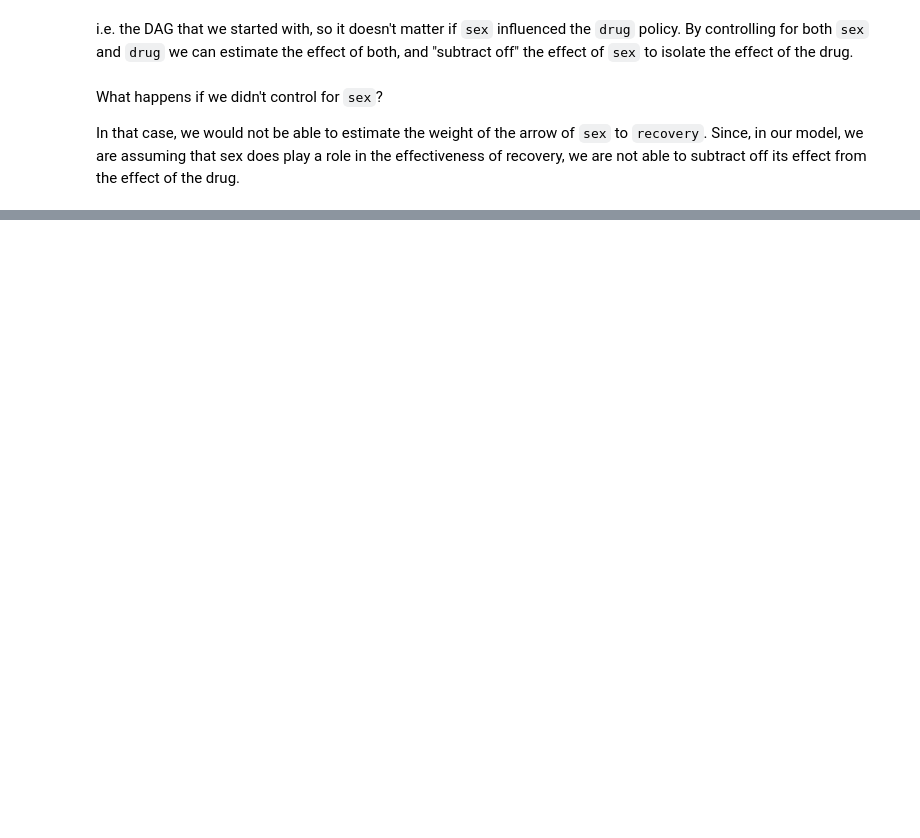
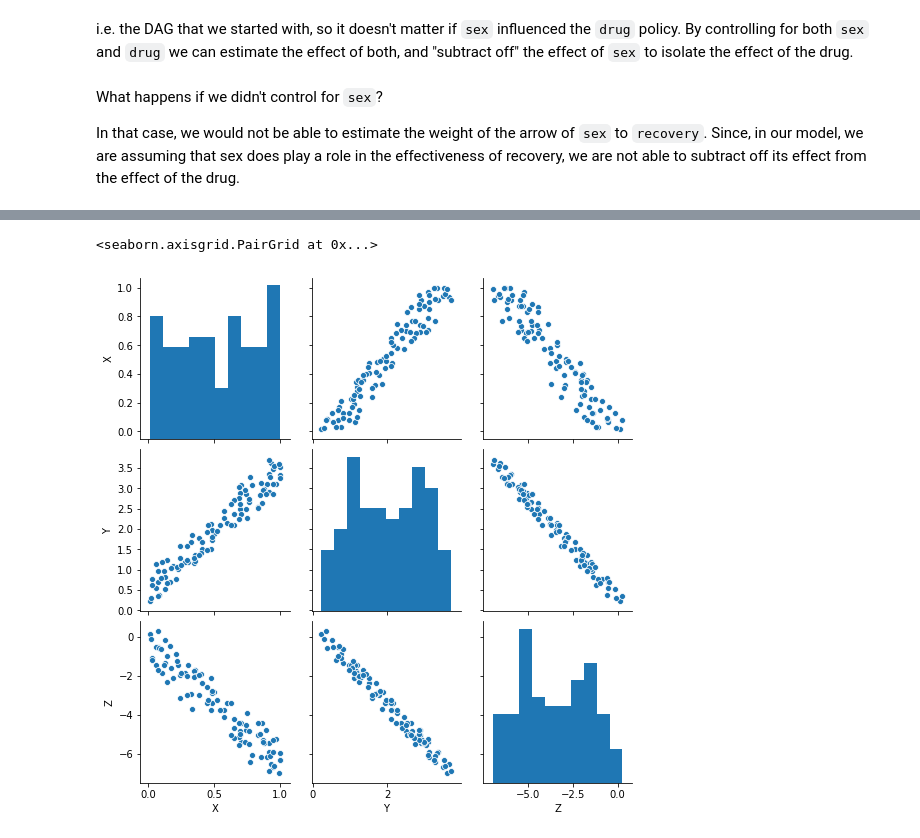
Before and after one commit to kiwidamien/causal, a Jupyter notebook: simpson/chapter1.ipynb, the cells around one changed output, grey strips where cells are left out. Drawn from its saved outputs; the diff is of its cells as text; code cells hidden in the pictures; blank space fills up the shorter version.

```diff
--- a/simpson/chapter1.ipynb
+++ b/simpson/chapter1.ipynb
@@ -260,0 +279,11 @@ In that case, we would not be able to estimate the weight of the arrow of `sex`
+# %%
+X = np.random.random(100)
+# Since X --> Y, Y can depend on X directly (but not Z)
+Y = 3*X + np.random.random(100)
+# Since Y --> Z, Z can depend on Y directy (but not X)
+Z = -2*Y + np.random.random(100)
+# %%
+sns.pairplot(pd.DataFrame({'X':X, 'Y':Y, 'Z':Z}))
+# %% [output]
+<seaborn.axisgrid.PairGrid at 0x...>
+[figure, added]
```
Also changed, not shown: parts of 36 cells of this notebook, 2 other files.
